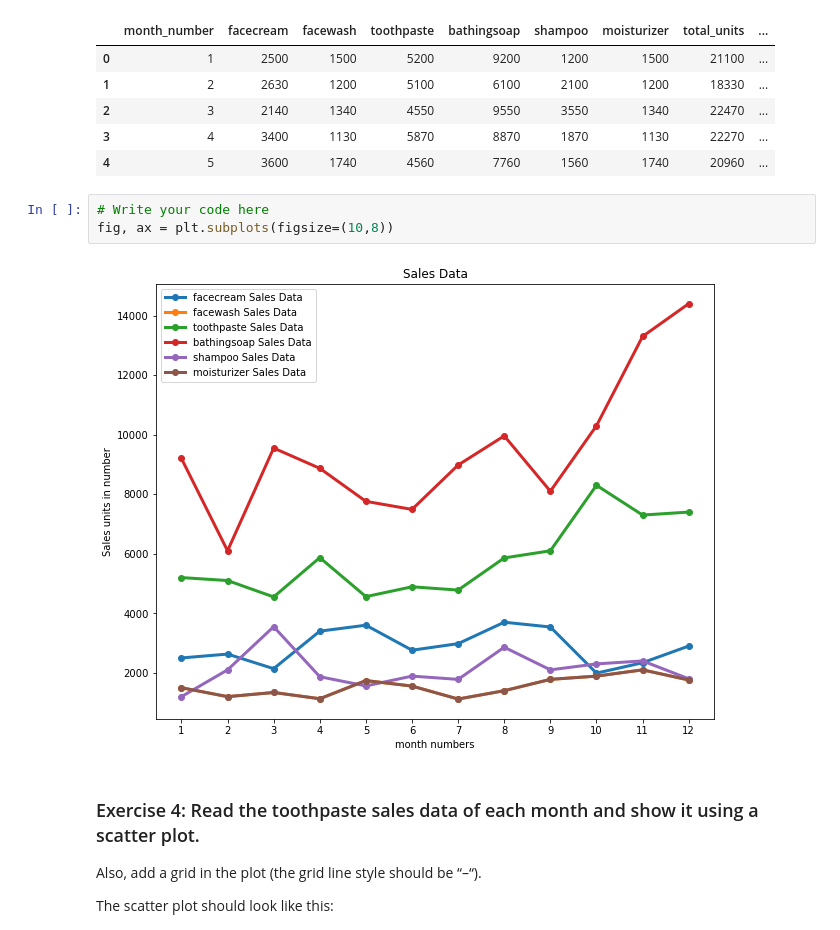
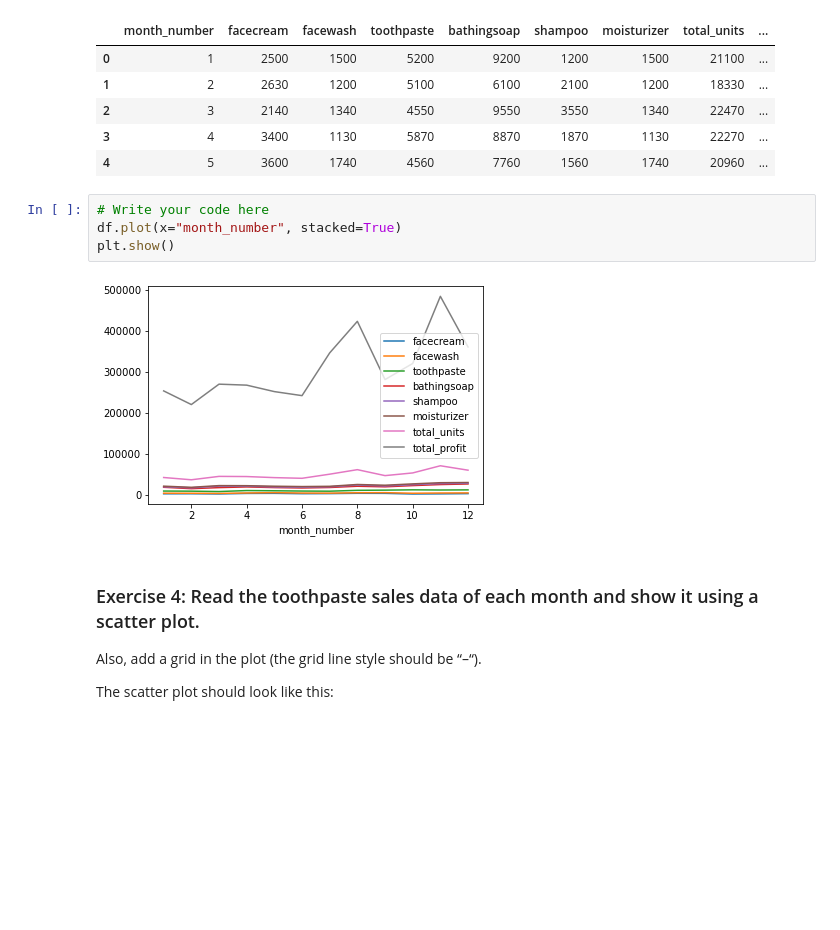
Before and after one commit to jobyid/Strive_Week_2_Firday_Team-, a Jupyter notebook: Matplotlib_exercises.ipynb, the cells around one changed output. Saved outputs shown, nothing was run; the diff lists cells and outputs as text; blank space fills up the shorter version.

```diff
--- a/Matplotlib_exercises.ipynb
+++ b/Matplotlib_exercises.ipynb
@@ -66,9 +66,10 @@ data.head()
 | 4 | 5 | 3600 | 1740 | 4560 | 7760 | 1560 | 1740 | 20960 | ... |
 # %%
 # Write your code here
-fig, ax = plt.subplots(figsize=(10,8))
+df.plot(x="month_number", stacked=True)
+plt.show()
 # %% [output]
-[figure, old version]
+[figure, new version]
 # %% [markdown]
 ### Exercise 4: Read the toothpaste sales data of each month and show it using a scatter plot.
 Also, add a grid in the plot (the grid line style should be “–“).
```
Also changed, not shown: parts of 1 cell of this notebook, 1 other file.
